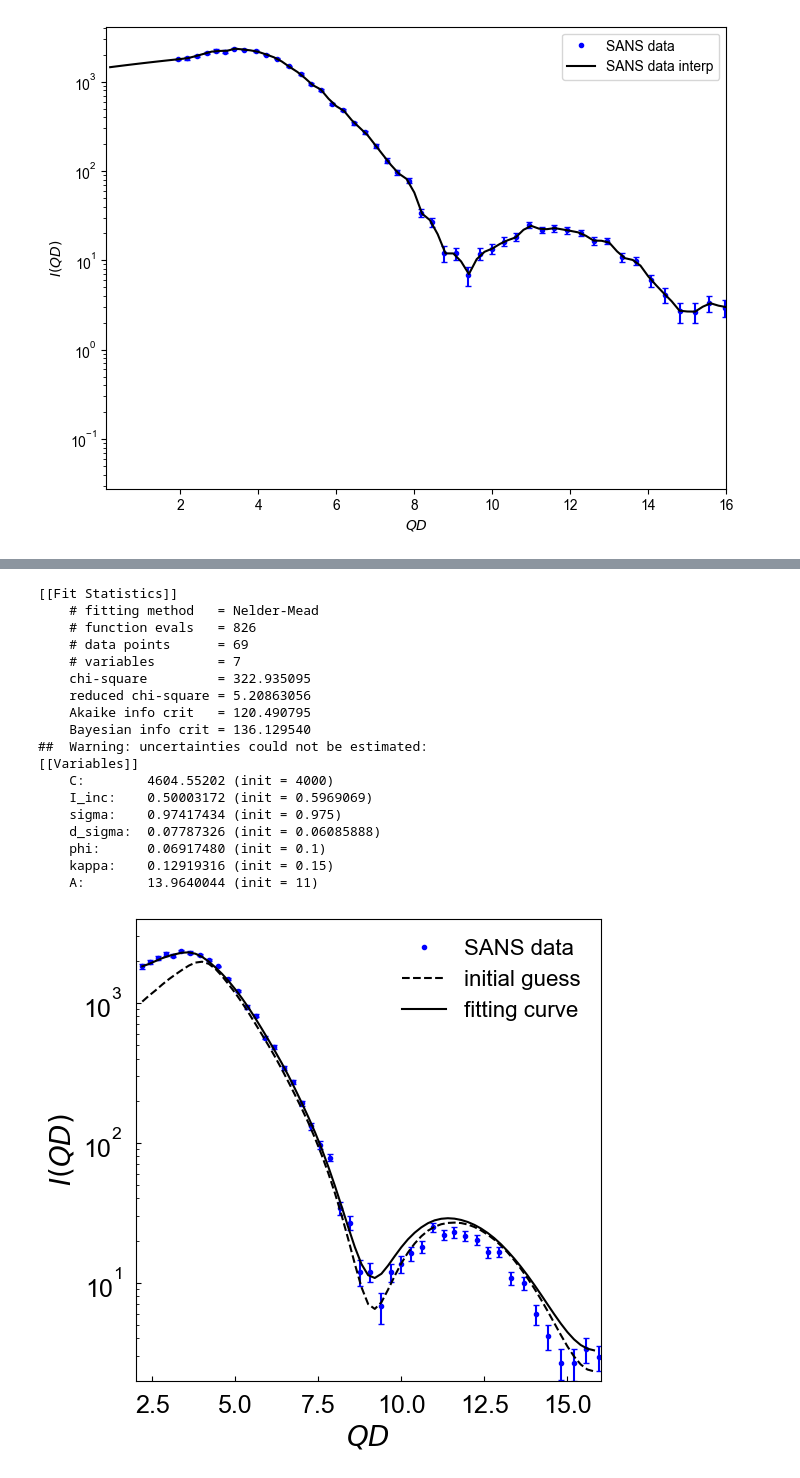
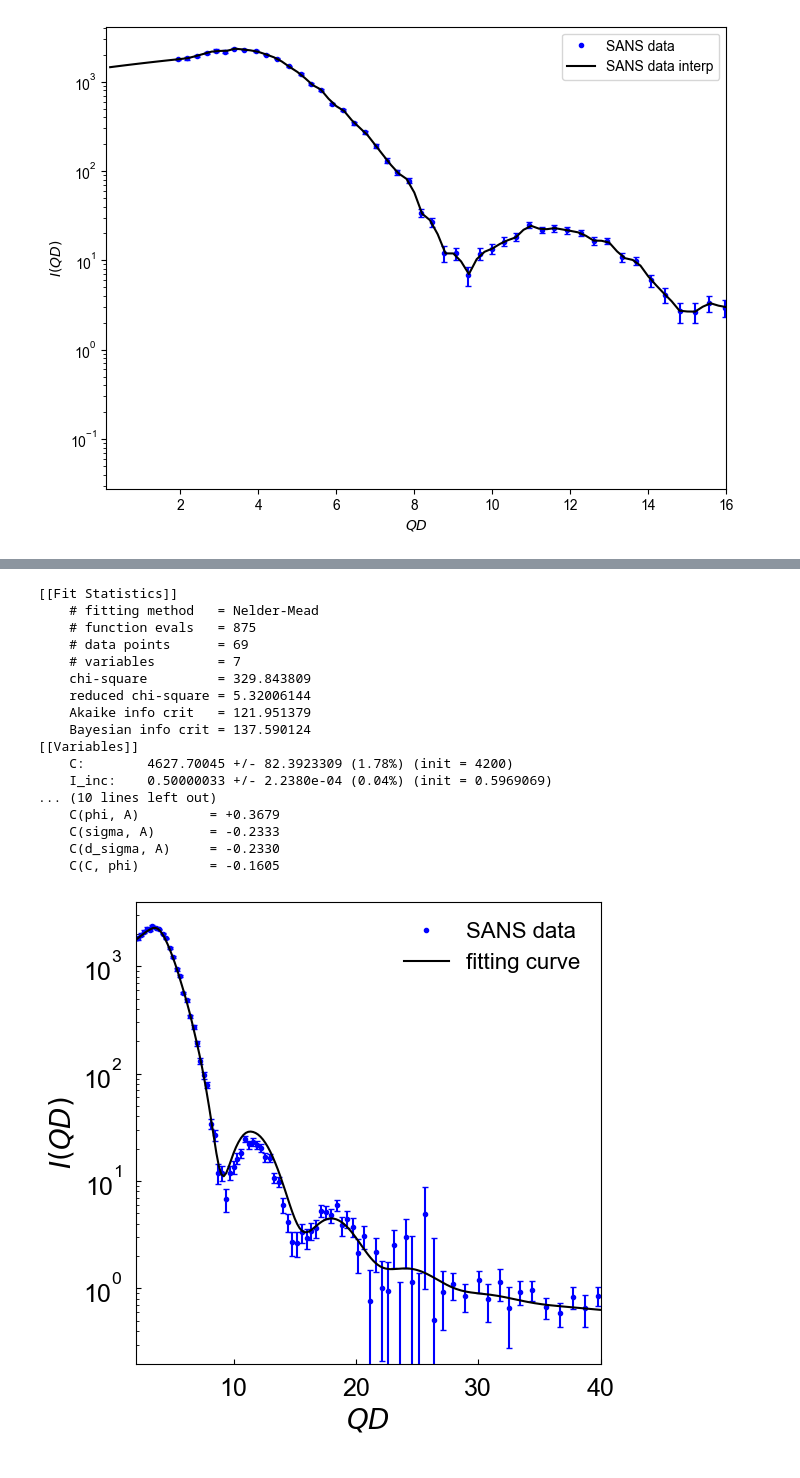
Before and after one commit to ch-tung/SQ_VAE, a Jupyter notebook: direct_param_SQ/silica/20230804/notebook/Fit_IQ_10_des.ipynb, the cells around one changed output, grey strips where cells are left out. Cells and saved outputs as stored; diff of their text form; code cells hidden in the pictures.

```diff
--- a/direct_param_SQ/silica/20230804/notebook/Fit_IQ_10_des.ipynb
+++ b/direct_param_SQ/silica/20230804/notebook/Fit_IQ_10_des.ipynb
@@ -407,7 +405,7 @@ NotFoundError: Unsuccessful TensorSliceReader constructor: Failed to find any ma
 # %%
 # initialize parameters
 params = Parameters()
-params.add('C', value=4000, min=1e2, max=5e4)
+params.add('C', value=4200, min=4000, max=5000)
 params.add('I_inc', value=fp_opt_I['I_inc'], min=0.5, max=2)
 params.add('sigma', value=0.975, min=0.9, max=1.1)
 params.add('d_sigma', value=fp_opt_P['d_sigma'], min=0.005, max=0.1)
@@ -449,43 +447,76 @@ report_fit(result)
 # %% [output]
 [[Fit Statistics]]
     # fitting method   = Nelder-Mead
-    # function evals   = 826
+    # function evals   = 875
     # data points      = 69
     # variables        = 7
-    chi-square         = 322.935095
-    reduced chi-square = 5.20863056
-    Akaike info crit   = 120.490795
-    Bayesian info crit = 136.129540
-##  Warning: uncertainties could not be estimated:
+    chi-square         = 329.843809
+    reduced chi-square = 5.32006144
+    Akaike info crit   = 121.951379
+    Bayesian info crit = 137.590124
 [[Variables]]
-    C:        4604.55202 (init = 4000)
-    I_inc:    0.50003172 (init = 0.5969069)
-    sigma:    0.97417434 (init = 0.975)
-    d_sigma:  0.07787326 (init = 0.06085888)
-    phi:      0.06917480 (init = 0.1)
-    kappa:    0.12919316 (init = 0.15)
-    A:        13.9640044 (init = 11)
+    C:        4627.70045 +/- 82.3923309 (1.78%) (init = 4200)
+    I_inc:    0.50000033 +/- 2.2380e-04 (0.04%) (init = 0.5969069)
+... (10 lines left out)
+    C(phi, A)         = +0.3679
+    C(sigma, A)       = -0.2333
+    C(d_sigma, A)     = -0.2330
+    C(C, phi)         = -0.1605
+# %%
+## extend S(Q) and I(Q)
+q = (np.arange(sq_dim)+1)*0.2
+q_ext = (np.arange(200)+1)*0.2
+
+def extend_SQ(q_ext, SQ, decay=1):
+    f = interp.interp1d(q,SQ,fill_value='extrapolate',kind='linear')
+    SQ_ext = f(q_ext)
+    # decay to asymptote value
+    delta_ext = SQ_ext-1
+    center = q[-1]
+    W = 1-(np.tanh(decay*(q_ext-center))+1)/2
+    SQ_ext = delta_ext*W + 1
+
+    return SQ_ext
+
+def IQ_th_ext(params, Q_ext):
+    v = params.valuesdict()
+    fp = [v['phi'],v['kappa'],v['A'],1]
+
+    # structure factor
+    S = SQ_NN(fp[0:3])
+    S = savgol_filter(S,7,2)
+
+    S_ext = extend_SQ(Q_ext, S, decay=1)
+
+    # form factor
+    P = P_HS_eff(Q_ext,sigma=v['sigma'], d_sigma=v['d_sigma'])
+
+    I = v['C']*P*S_ext + v['I_inc']
+    return I
 # %%
 fig = plt.figure(figsize=(6, 6))
 ax = plt.subplot(1, 1, 1)
 
 ax.plot(Q*fp_opt_P['sigma'],IQ_I,'.b',label='SANS data')
 ax.errorbar(Q*fp_opt_P['sigma'],IQ_I,IQ_er_I,linestyle='',color='b',capsize=2)
-ax.plot(q[index_Q], IQ_th(params,q)[index_Q],'--k',label='initial guess')
-ax.plot(q[index_Q], IQ_th(result.params,q)[index_Q],'-k',label='fitting curve')
+# ax.plot(q[index_Q], IQ_th(params,q)[index_Q],'--k',label='initial guess')
+# ax.plot(q[index_Q], IQ_th(result.params,q)[index_Q],'-k',label='fitting curve')
+
+## extend S(Q)
+ax.plot(q_ext, IQ_th_ext(result.params,q_ext),'-k',label='fitting curve')
 
 ax.set_yscale('log')
 # ax.set_xscale('log')
 
-ax.set_xlim([2,16])
-ax.set_ylim([2,4000])
+ax.set_xlim([2,40])
+ax.set_ylim([0.2,4000])
 ax.set_xlabel(r'$QD$',fontsize=20)
 ax.set_ylabel(r'$I(QD)$',fontsize=20)
 ax.tick_params(direction='in', axis='both', which='both', labelsize=18, pad=10)
 ax.legend(fontsize=16,frameon=False)
 plt.show()
 # %% [output]
-[figure, old version]
+[figure, new version]
 # %%
 fig = plt.figure(figsize=(6, 6))
 ax = plt.subplot(1, 1, 1)
```
Also changed, not shown: parts of 3 cells of this notebook, 1 other file.
